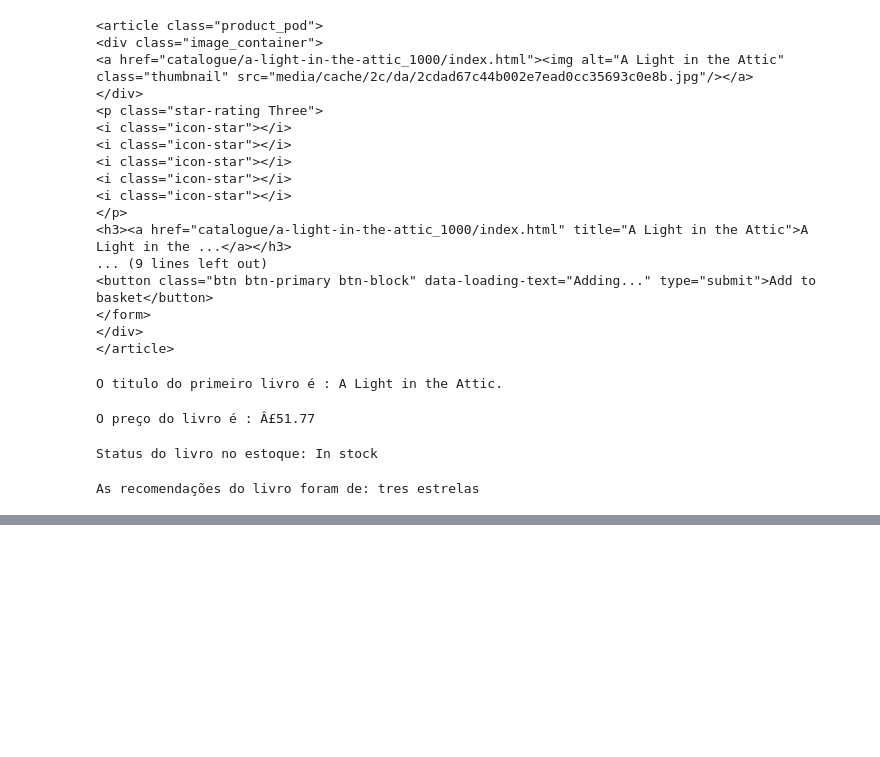
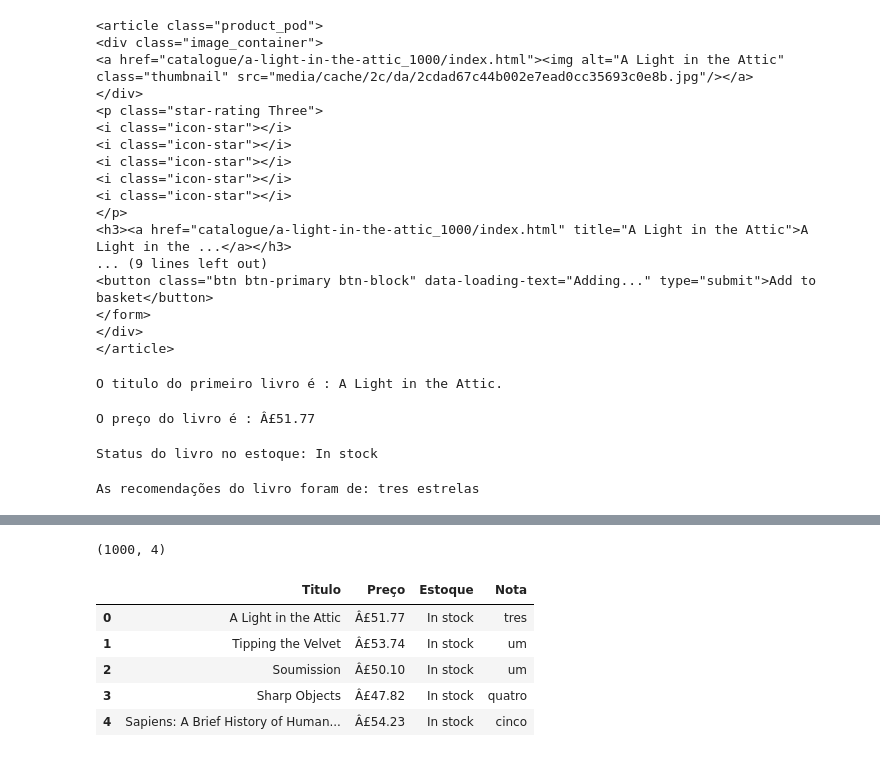
Before and after one commit to LeonardoMafra/Python_Data_Science, a Jupyter notebook: WebScraping.ipynb, the cells around one changed output, grey strips where cells are left out. Saved outputs shown, nothing was run; the diff lists cells and outputs as text; code cells hidden in the pictures; blank space fills up the shorter version.

```diff
--- a/WebScraping.ipynb
+++ b/WebScraping.ipynb
@@ -114,3 +114,31 @@ def traduzir_numero(numero_em_ingles):
 print(f'As recomendações do livro foram de: {traduzir_numero(estrela)} estrelas')
 # %% [output]
 As recomendações do livro foram de: tres estrelas
+# %%
+# fazer requisicao htpp
+response = requests.get(url)
+# %%
+ls_titulo = []
+ls_preco = []
+ls_estoque = []
+ls_nota = []
+
+
+
+for book in soup.select('article.product_pod'):
+  ls_titulo.append(book.h3.a['title'])
+  ls_preco.append(book.select_one('p.price_color').text)
+  ls_estoque.append(book.select_one('p.instock.availability').text.strip())
+
+  #pegar estrela
+
+  star = book.select_one('p.star-rating')
+  ls_nota.append(traduzir_numero(star.get('class')[1].lower()))
+
+
+pagina = pd.DataFrame({
+    'Titulo': ls_titulo,
+    'Preço' : ls_preco,
+    'Estoque': ls_estoque,
+    'Nota': ls_nota
+    })
@@ -116,0 +218,13 @@ As recomendações do livro foram de: tres estrelas
+# %%
+pagina.shape
+# %% [output]
+(1000, 4)
+# %%
+pagina.head()
+# %% [output]
+|  | Titulo | Preço | Estoque | Nota |
+| 0 | A Light in the Attic | Â£51.77 | In stock | tres |
+| 1 | Tipping the Velvet | Â£53.74 | In stock | um |
+| 2 | Soumission | Â£50.10 | In stock | um |
+| 3 | Sharp Objects | Â£47.82 | In stock | quatro |
+| 4 | Sapiens: A Brief History of Human... | Â£54.23 | In stock | cinco |
```
Also changed, not shown: parts of 14 cells of this notebook.
